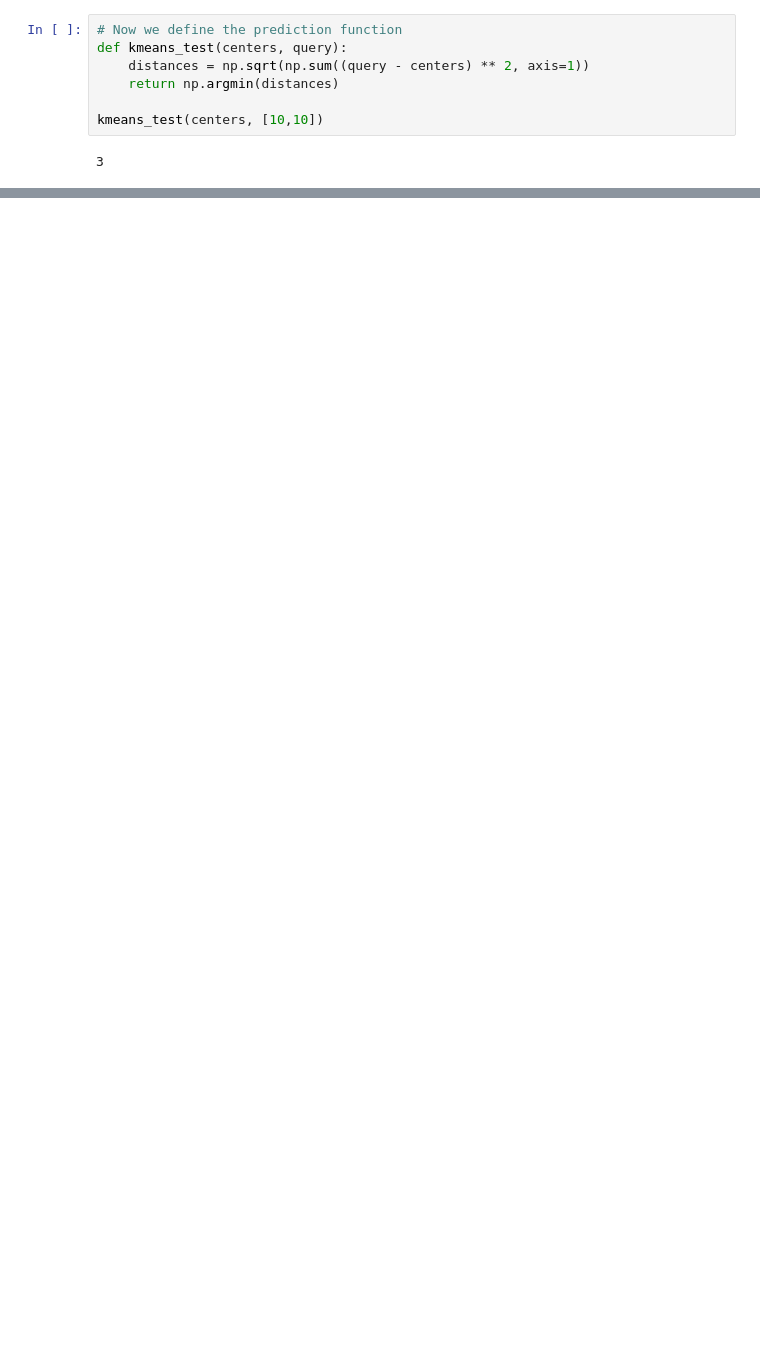
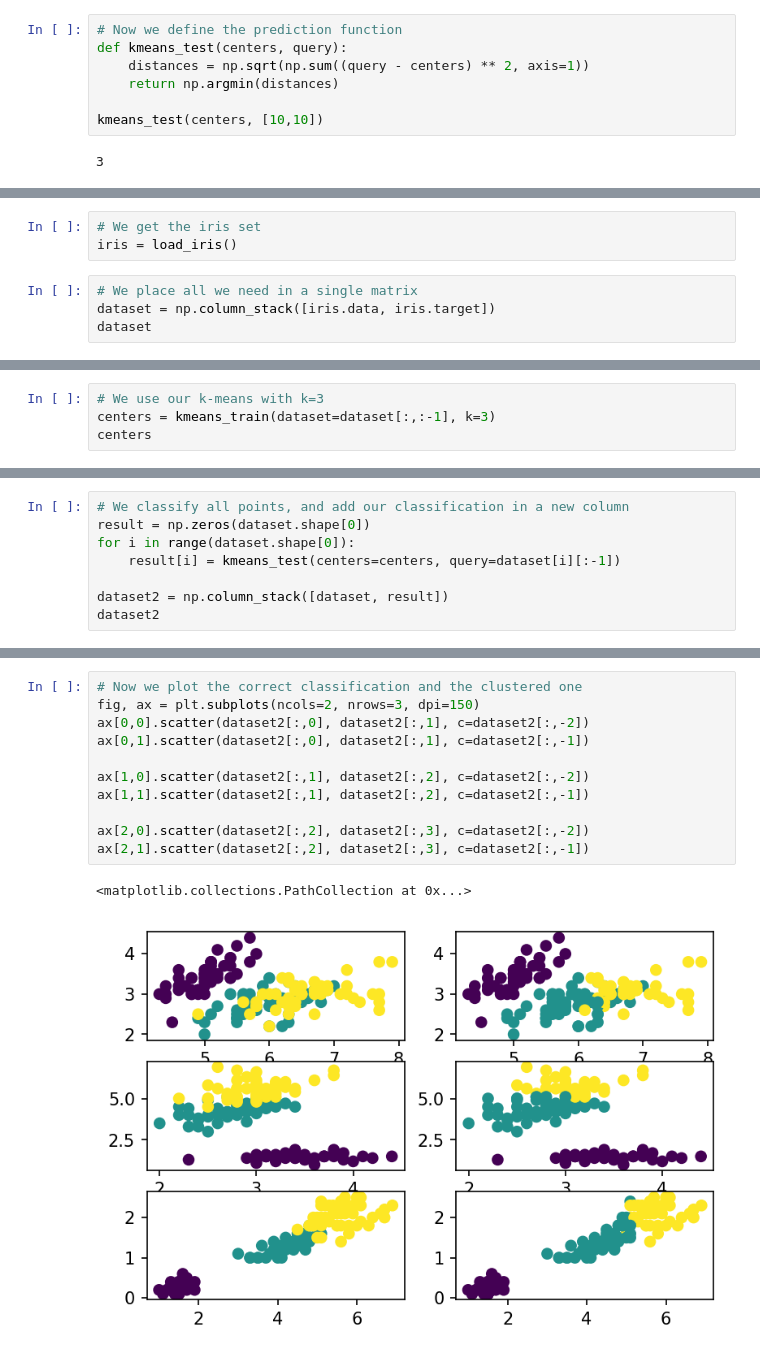
Before and after one commit to matheushjs/machine_learning, a Jupyter notebook: kmeans.ipynb, the cells around one changed output, grey strips where cells are left out. Drawn from its saved outputs; the diff is of its cells as text; blank space fills up the shorter version.

Commit message:
Apply kmeans to the iris dataset

```diff
--- a/kmeans.ipynb
+++ b/kmeans.ipynb
@@ -108,0 +110,7 @@ plt.scatter(data[:,0], data[:,1], c=colors)
+# %%
+# We get the iris set
+iris = load_iris()
+# %%
+# We place all we need in a single matrix
+dataset = np.column_stack([iris.data, iris.target])
+dataset
@@ -108,0 +135,4 @@ plt.scatter(data[:,0], data[:,1], c=colors)
+# %%
+# We use our k-means with k=3
+centers = kmeans_train(dataset=dataset[:,:-1], k=3)
+centers
@@ -108,0 +149,8 @@ plt.scatter(data[:,0], data[:,1], c=colors)
+# %%
+# We classify all points, and add our classification in a new column
+result = np.zeros(dataset.shape[0])
+for i in range(dataset.shape[0]):
+    result[i] = kmeans_test(centers=centers, query=dataset[i][:-1])
+
+dataset2 = np.column_stack([dataset, result])
+dataset2
@@ -108,0 +175,14 @@ plt.scatter(data[:,0], data[:,1], c=colors)
+# %%
+# Now we plot the correct classification and the clustered one
+fig, ax = plt.subplots(ncols=2, nrows=3, dpi=150)
+ax[0,0].scatter(dataset2[:,0], dataset2[:,1], c=dataset2[:,-2])
+ax[0,1].scatter(dataset2[:,0], dataset2[:,1], c=dataset2[:,-1])
+
+ax[1,0].scatter(dataset2[:,1], dataset2[:,2], c=dataset2[:,-2])
+ax[1,1].scatter(dataset2[:,1], dataset2[:,2], c=dataset2[:,-1])
+
+ax[2,0].scatter(dataset2[:,2], dataset2[:,3], c=dataset2[:,-2])
+ax[2,1].scatter(dataset2[:,2], dataset2[:,3], c=dataset2[:,-1])
+# %% [output]
+<matplotlib.collections.PathCollection at 0x...>
+[figure, added]
```
Also changed, not shown: parts of 8 cells of this notebook.
